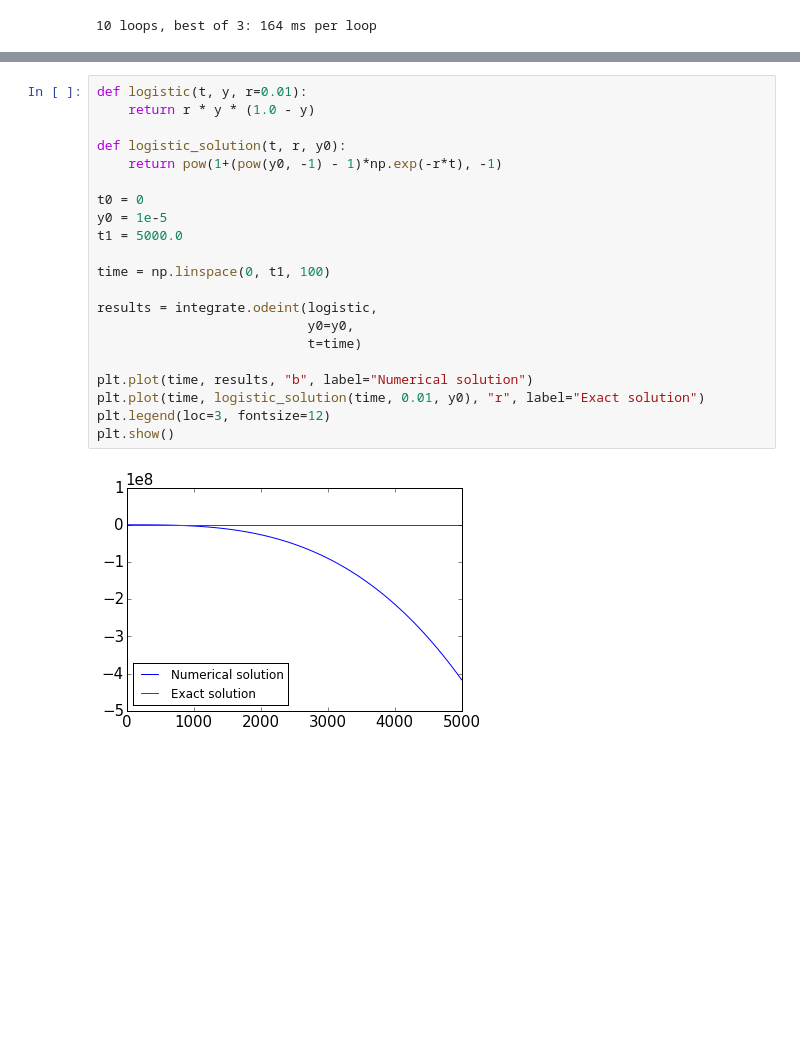
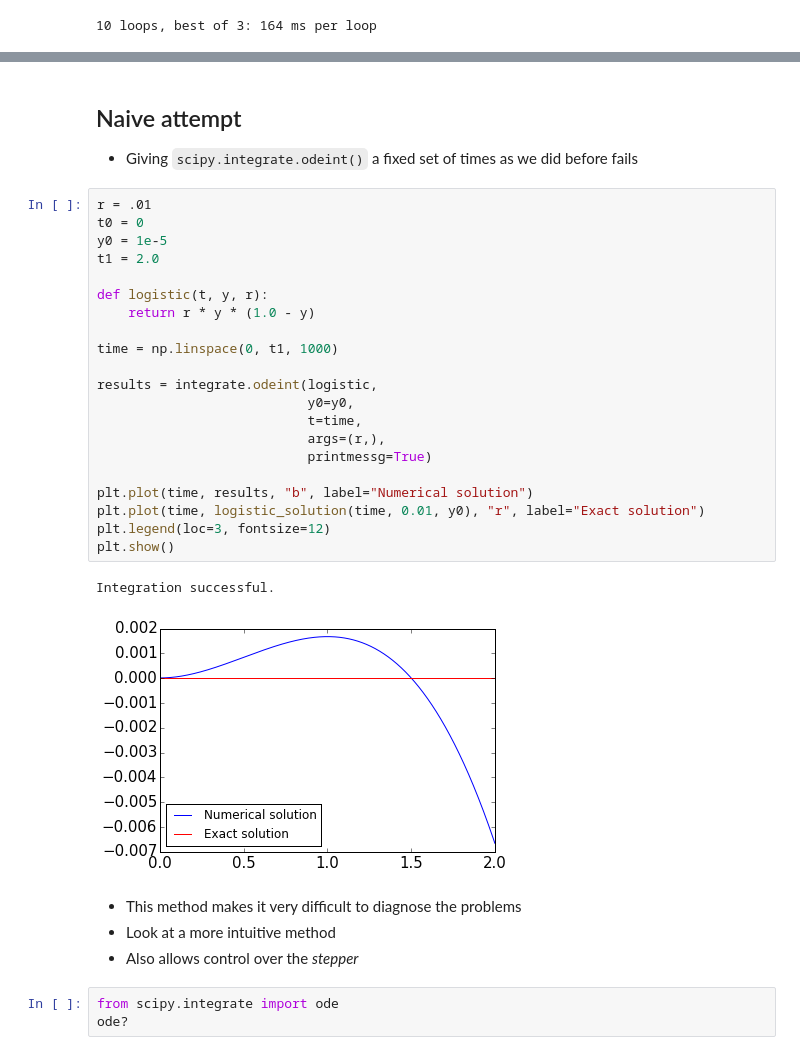
Before and after one commit to GregoryAshton/PPC_talk, a Jupyter notebook: Solving_ODEs_in_Python.ipynb, the cells around one changed output, grey strips where cells are left out. Drawn from its saved outputs; the diff is of its cells as text; blank space fills up the shorter version.

```diff
--- a/Solving_ODEs_in_Python.ipynb
+++ b/Solving_ODEs_in_Python.ipynb
@@ -169,24 +186,36 @@ Giving `scipy.integrate.odeint()` a fixed set of times as we did before yeilds
+# %% [markdown]
+## Naive attempt
+
+- Giving `scipy.integrate.odeint()` a fixed set of times as we did before fails
 # %%
-def logistic(t, y, r=0.01):
+r = .01
+t0 = 0
+y0 = 1e-5
+t1 = 2.0
+
+def logistic(t, y, r):
     return r * y * (1.0 - y)
 
-def logistic_solution(t, r, y0):
-    return pow(1+(pow(y0, -1) - 1)*np.exp(-r*t), -1)
-
-t0 = 0
-y0 = 1e-5
-t1 = 5000.0
-
-time = np.linspace(0, t1, 100)
+time = np.linspace(0, t1, 1000)
 
 results = integrate.odeint(logistic,
                            y0=y0,
-                           t=time)
+                           t=time,
+                           args=(r,),
+                           printmessg=True)
 
 plt.plot(time, results, "b", label="Numerical solution")
 plt.plot(time, logistic_solution(time, 0.01, y0), "r", label="Exact solution")
 plt.legend(loc=3, fontsize=12)
 plt.show()
 # %% [output]
+Integration successful.
-[figure, old version]
+[figure, new version]
+# %% [markdown]
+- This method makes it very difficult to diagnose the problems
+- Look at a more intuitive method
+- Also allows control over the *stepper*
+# %%
+from scipy.integrate import ode
+ode?
 # %%
```
Also changed, not shown: parts of 26 cells of this notebook.
